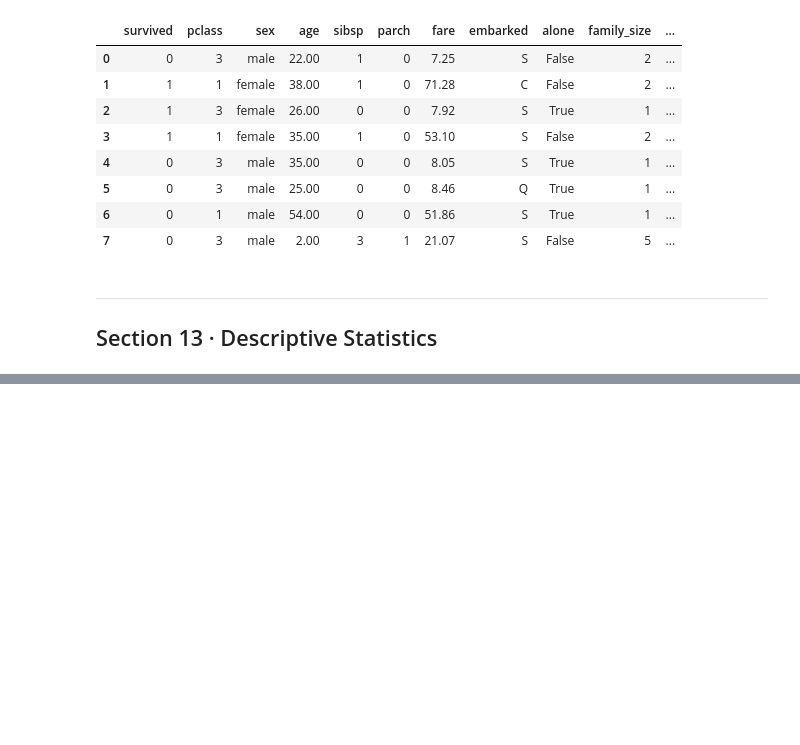
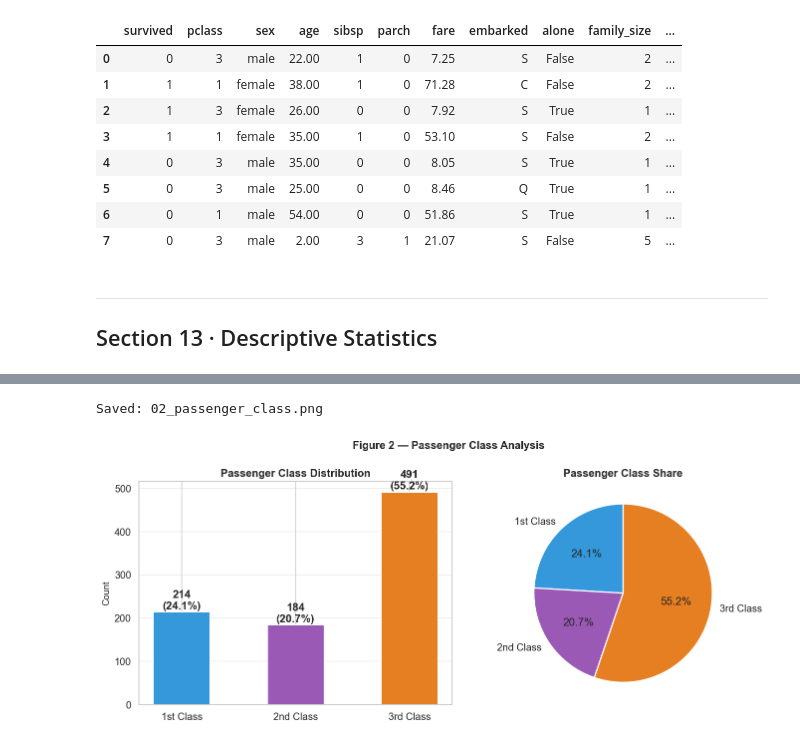
Before and after one commit to Nadhashree03/CodeAlpha_Task2_EDA, a Jupyter notebook: notebook/titanic_eda.ipynb, the cells around one changed output, grey strips where cells are left out. Drawn from its saved outputs; the diff is of its cells as text; code cells hidden in the pictures; blank space fills up the shorter version.

```diff
--- a/notebook/titanic_eda.ipynb
+++ b/notebook/titanic_eda.ipynb
@@ -1619,0 +683,27 @@ This analysis demonstrates how structured EDA, combining data cleaning, visualiz
+# %%
+# Figure 2: Passenger Class
+fig, axes = plt.subplots(1, 2, figsize=(12, 5))
+class_counts = df_clean['pclass'].value_counts().sort_index()
+class_labels = ['1st Class', '2nd Class', '3rd Class']
+colors = ['#3498db', '#9b59b6', '#e67e22']
+bars = axes[0].bar(class_labels, class_counts.values, color=colors,
+                    edgecolor='white', linewidth=1.2, width=0.5)
+for bar, val in zip(bars, class_counts.values):
+    axes[0].text(bar.get_x() + bar.get_width()/2, bar.get_height() + 2,
+                 str(val) + '\n(' + f'{val/len(df_clean)*100:.1f}' + '%)',
+                 ha='center', va='bottom', fontweight='bold')
+axes[0].set_title('Passenger Class Distribution', fontweight='bold')
+axes[0].set_ylabel('Count')
+axes[0].grid(axis='y', alpha=0.4)
+axes[1].pie(class_counts.values, labels=class_labels, colors=colors,
+            autopct='%1.1f%%', startangle=90,
+            wedgeprops={'edgecolor': 'white', 'linewidth': 1.5})
+axes[1].set_title('Passenger Class Share', fontweight='bold')
+plt.suptitle('Figure 2 — Passenger Class Analysis', fontsize=13, fontweight='bold')
+plt.tight_layout()
+plt.savefig(os.path.join(VIZ_DIR, '02_passenger_class.png'))
+plt.show()
+print('Saved: 02_passenger_class.png')
+# %% [output]
+Saved: 02_passenger_class.png
+[figure, added]
```
Also changed, not shown: parts of 89 cells of this notebook, 4 other files.
